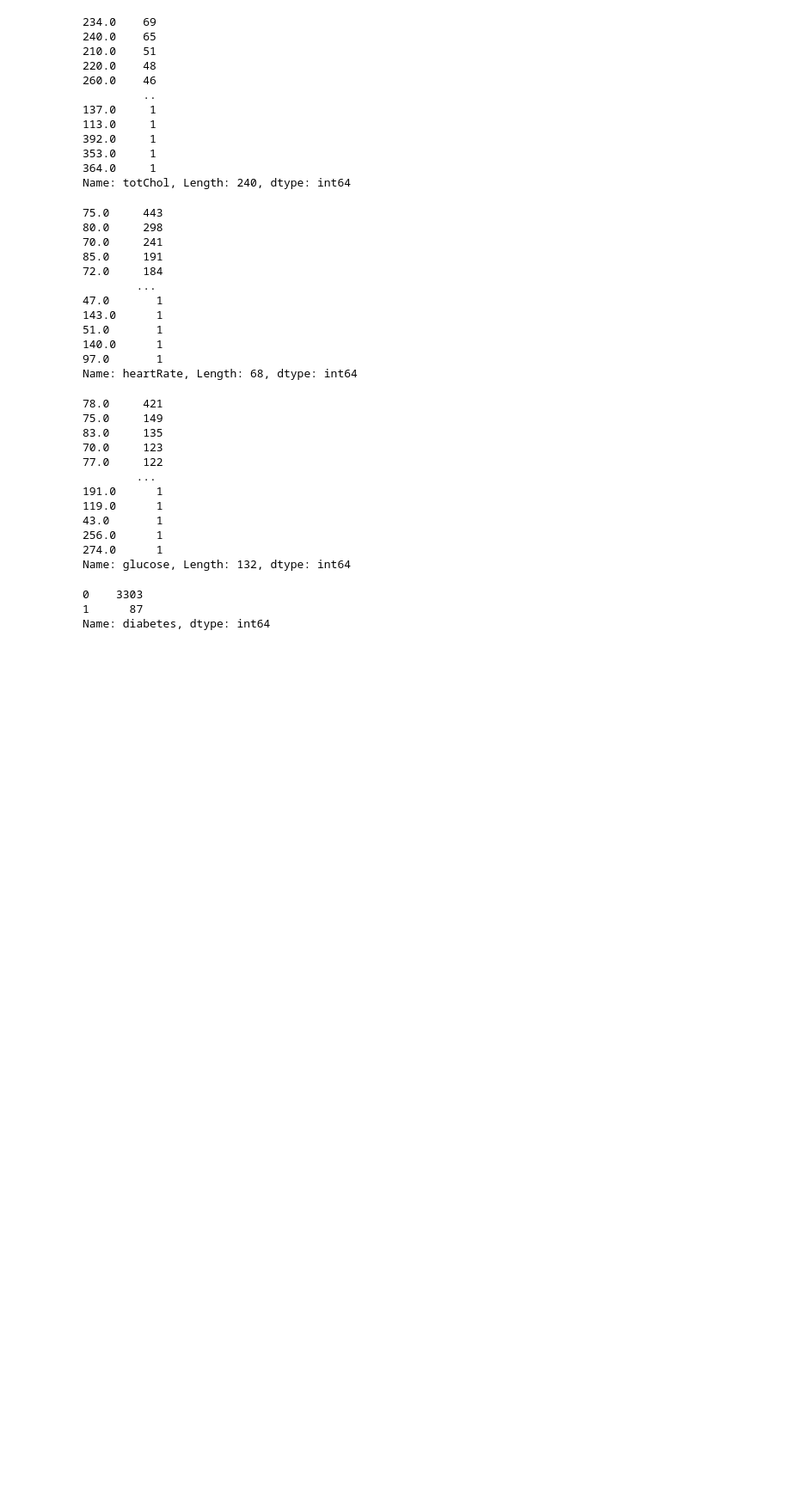
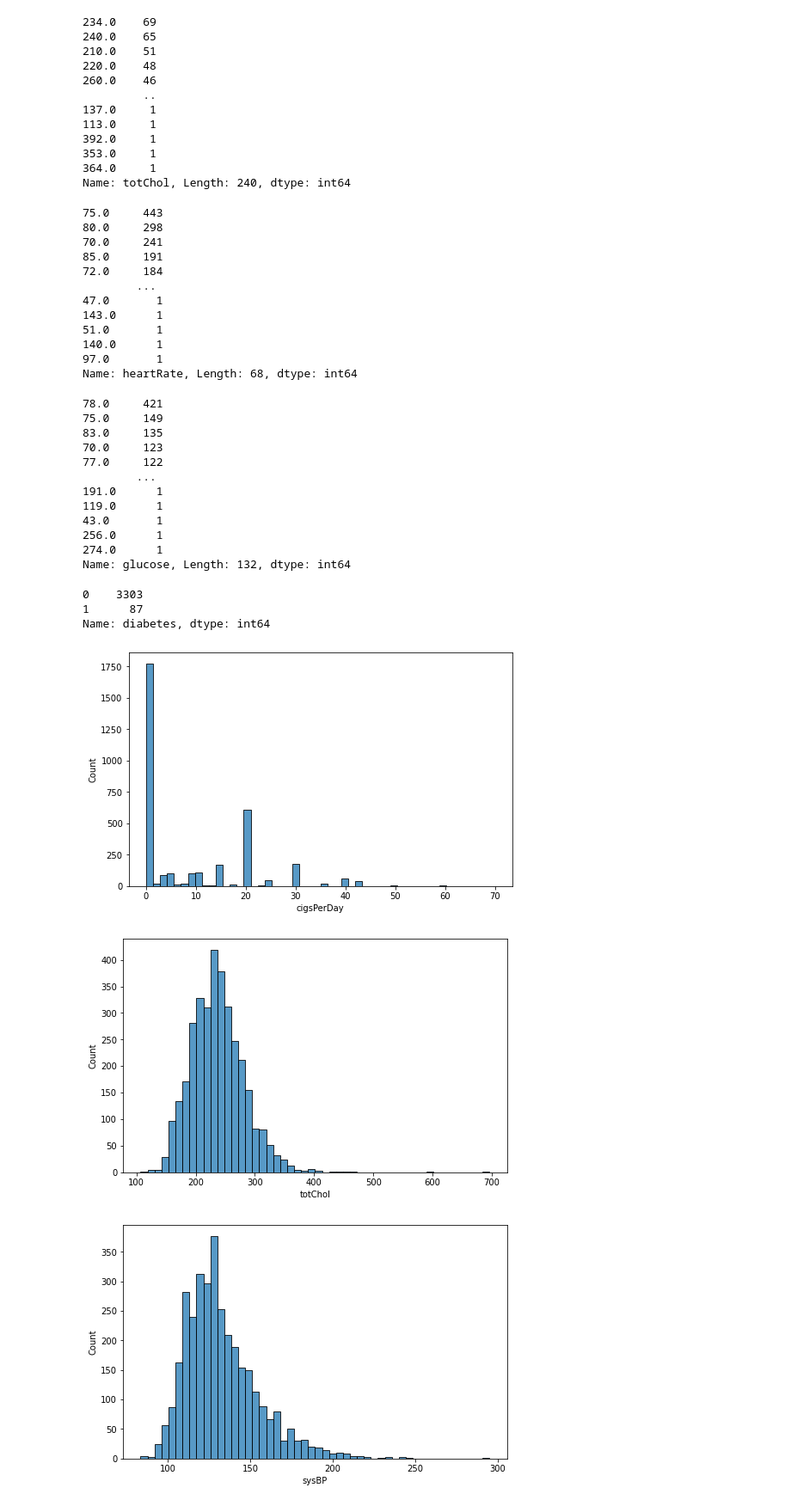
Before and after one commit to shub0411/Cardiovascular-Risk-Prediction, a Jupyter notebook: Cardiovascular_Risk_Prediction_Capstone_Project.ipynb, the cells around one changed output. Shown at 86% size. Saved outputs shown, nothing was run; the diff lists cells and outputs as text; code cells hidden in the pictures; blank space fills up the shorter version.

```diff
--- a/Cardiovascular_Risk_Prediction_Capstone_Project.ipynb
+++ b/Cardiovascular_Risk_Prediction_Capstone_Project.ipynb
@@ -342,3 +343,12 @@ cardio_df['diabetes'].value_counts()
 0    3303
 1      87
 Name: diabetes, dtype: int64
+# %%
+cts_features = ['age','cigsPerDay','totChol','sysBP','diaBP','BMI','heartRate','glucose']
+for col in cts_features[1:]:
+  plt.figure(figsize = (8,5))
+  sns.histplot(cardio_df[col], bins = 50)
+# %% [output]
+[figure, added]
+[figure, added]
+[figure, added]
```
Also changed, not shown: parts of 15 cells of this notebook.
